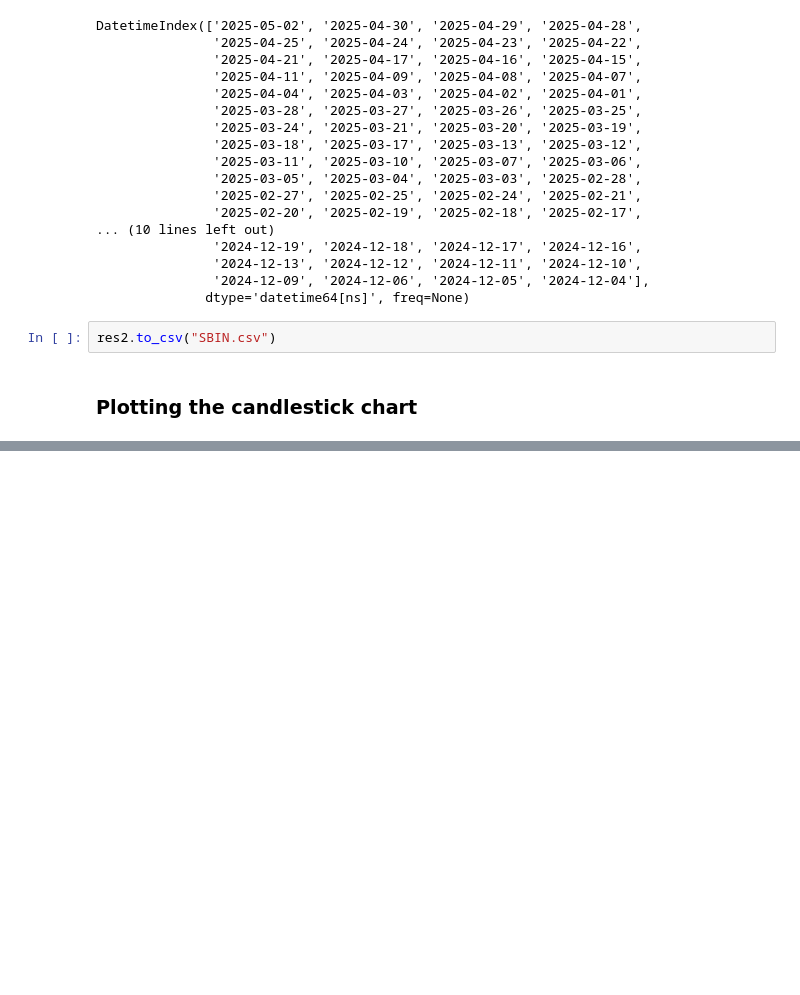
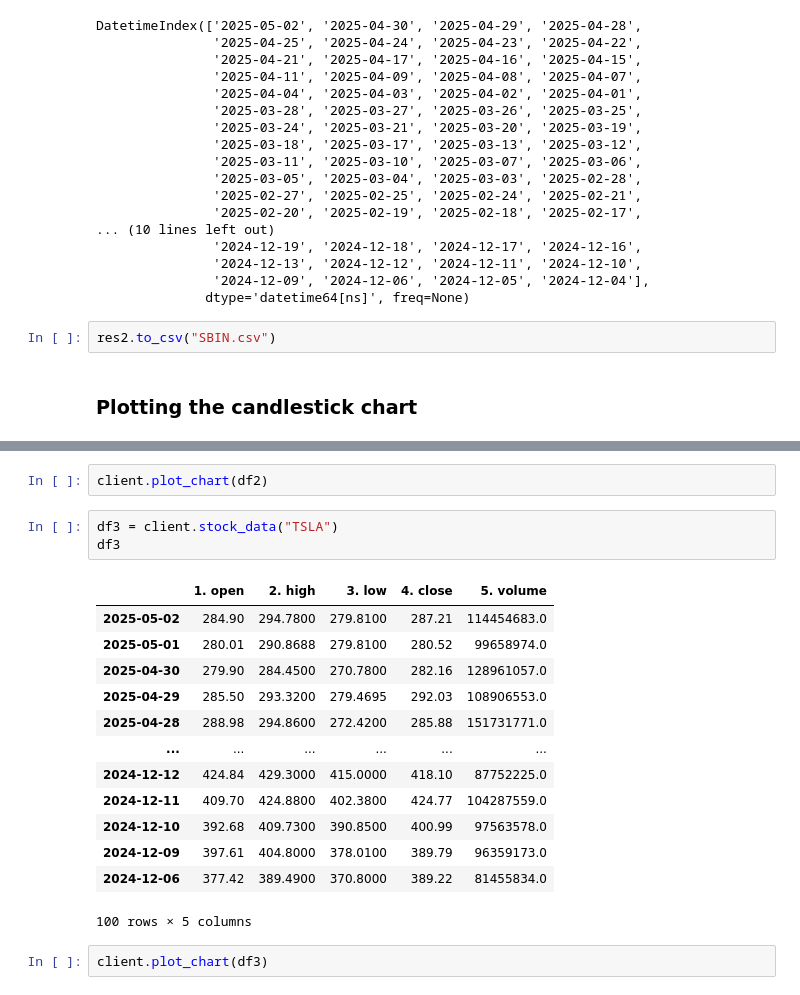
Before and after one commit to utkarshg1/streamlit_api_project, a Jupyter notebook: api.ipynb, the cells around one changed output, grey strips where cells are left out. Drawn from its saved outputs; the diff is of its cells as text; blank space fills up the shorter version.

```diff
--- a/api.ipynb
+++ b/api.ipynb
@@ -111,0 +226,21 @@ res2.to_csv("SBIN.csv")
+# %%
+client.plot_chart(df2)
+# %%
+df3 = client.stock_data("TSLA")
+df3
+# %% [output]
+|  | 1. open | 2. high | 3. low | 4. close | 5. volume |
+| 2025-05-02 | 284.90 | 294.7800 | 279.8100 | 287.21 | 114454683.0 |
+| 2025-05-01 | 280.01 | 290.8688 | 279.8100 | 280.52 | 99658974.0 |
+| 2025-04-30 | 279.90 | 284.4500 | 270.7800 | 282.16 | 128961057.0 |
+| 2025-04-29 | 285.50 | 293.3200 | 279.4695 | 292.03 | 108906553.0 |
+| 2025-04-28 | 288.98 | 294.8600 | 272.4200 | 285.88 | 151731771.0 |
+| ... | ... | ... | ... | ... | ... |
+| 2024-12-12 | 424.84 | 429.3000 | 415.0000 | 418.10 | 87752225.0 |
+| 2024-12-11 | 409.70 | 424.8800 | 402.3800 | 424.77 | 104287559.0 |
+| 2024-12-10 | 392.68 | 409.7300 | 390.8500 | 400.99 | 97563578.0 |
+| 2024-12-09 | 397.61 | 404.8000 | 378.0100 | 389.79 | 96359173.0 |
+| 2024-12-06 | 377.42 | 389.4900 | 370.8000 | 389.22 | 81455834.0 |
+100 rows × 5 columns
+# %%
+client.plot_chart(df3)
```
Also changed, not shown: parts of 10 cells of this notebook.
